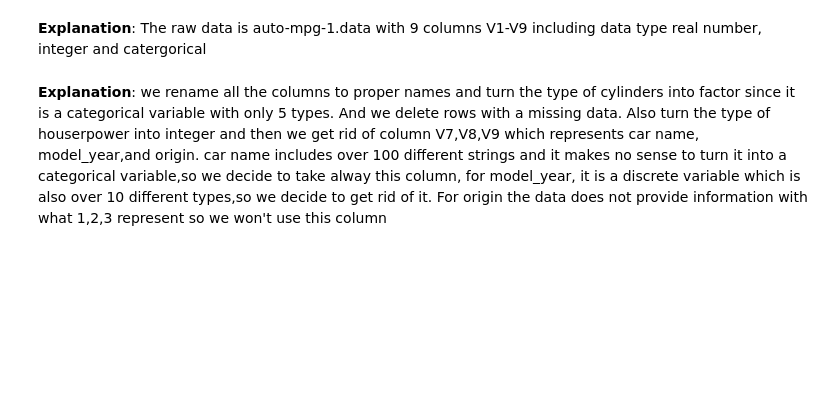
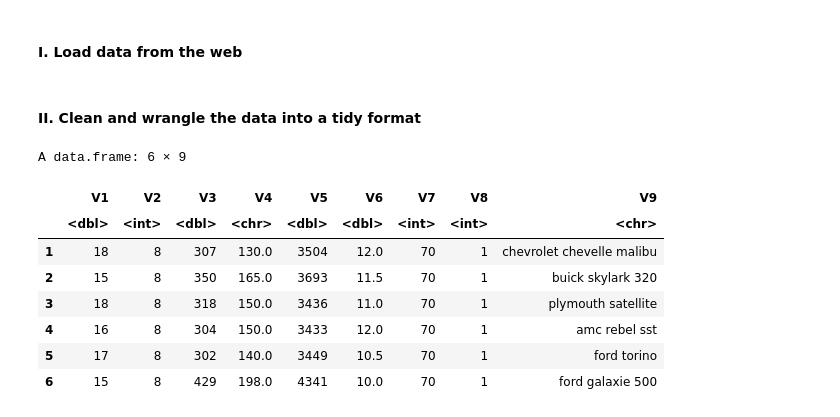
Before and after one commit to Jingfei-li/stat301-project, a Jupyter notebook: project_proposal.ipynb, the cells around one changed output. Cells and saved outputs as stored; diff of their text form; code cells hidden in the pictures; blank space fills up the shorter version.

```diff
--- a/project_proposal.ipynb
+++ b/project_proposal.ipynb
@@ -27,3 +28,3 @@ head(mpg_data)
 # %% [markdown]
-**Explanation**: The raw data is auto-mpg-1.data with 9 columns V1-V9 including data type real number, integer and catergorical
+#### I. Load data from the web
 # %%
@@ -43,2 +37,2 @@ levels(tidy_data$cylinders)
 # %% [markdown]
-**Explanation**: we rename all the columns to proper names and turn the type of cylinders into factor since it is a categorical variable with only 5 types. And we delete rows with a missing data. Also turn the type of houserpower into integer and then we get rid of column V7,V8,V9 which represents car name, model_year,and origin. car name includes over 100 different strings and it makes no sense to turn it into a categorical variable,so we decide to take alway this column, for model_year, it is a discrete variable which is also over 10 different types,so we decide to get rid of it. For origin the data does not provide information with what 1,2,3 represent so we won't use this column
+#### II. Clean and wrangle the data into a tidy format
@@ -56,0 +39,15 @@ correlation_plots
+# %%
+# Convert from .data file to a dataframe
+raw_mpg_data <- read.delim("data/localfile.data", sep= "", header = FALSE)
+
+head(raw_mpg_data)
+# %% [output]
+A data.frame: 6 × 9
+|  | V1 | V2 | V3 | V4 | V5 | V6 | V7 | V8 | V9 |
+|  | <dbl> | <int> | <dbl> | <chr> | <dbl> | <dbl> | <int> | <int> | <chr> |
+| 1 | 18 | 8 | 307 | 130.0 | 3504 | 12.0 | 70 | 1 | chevrolet chevelle malibu |
+| 2 | 15 | 8 | 350 | 165.0 | 3693 | 11.5 | 70 | 1 | buick skylark 320 |
+| 3 | 18 | 8 | 318 | 150.0 | 3436 | 11.0 | 70 | 1 | plymouth satellite |
+| 4 | 16 | 8 | 304 | 150.0 | 3433 | 12.0 | 70 | 1 | amc rebel sst |
+| 5 | 17 | 8 | 302 | 140.0 | 3449 | 10.5 | 70 | 1 | ford torino |
+| 6 | 15 | 8 | 429 | 198.0 | 4341 | 10.0 | 70 | 1 | ford galaxie 500 |
```
Also changed, not shown: parts of 19 cells of this notebook.
